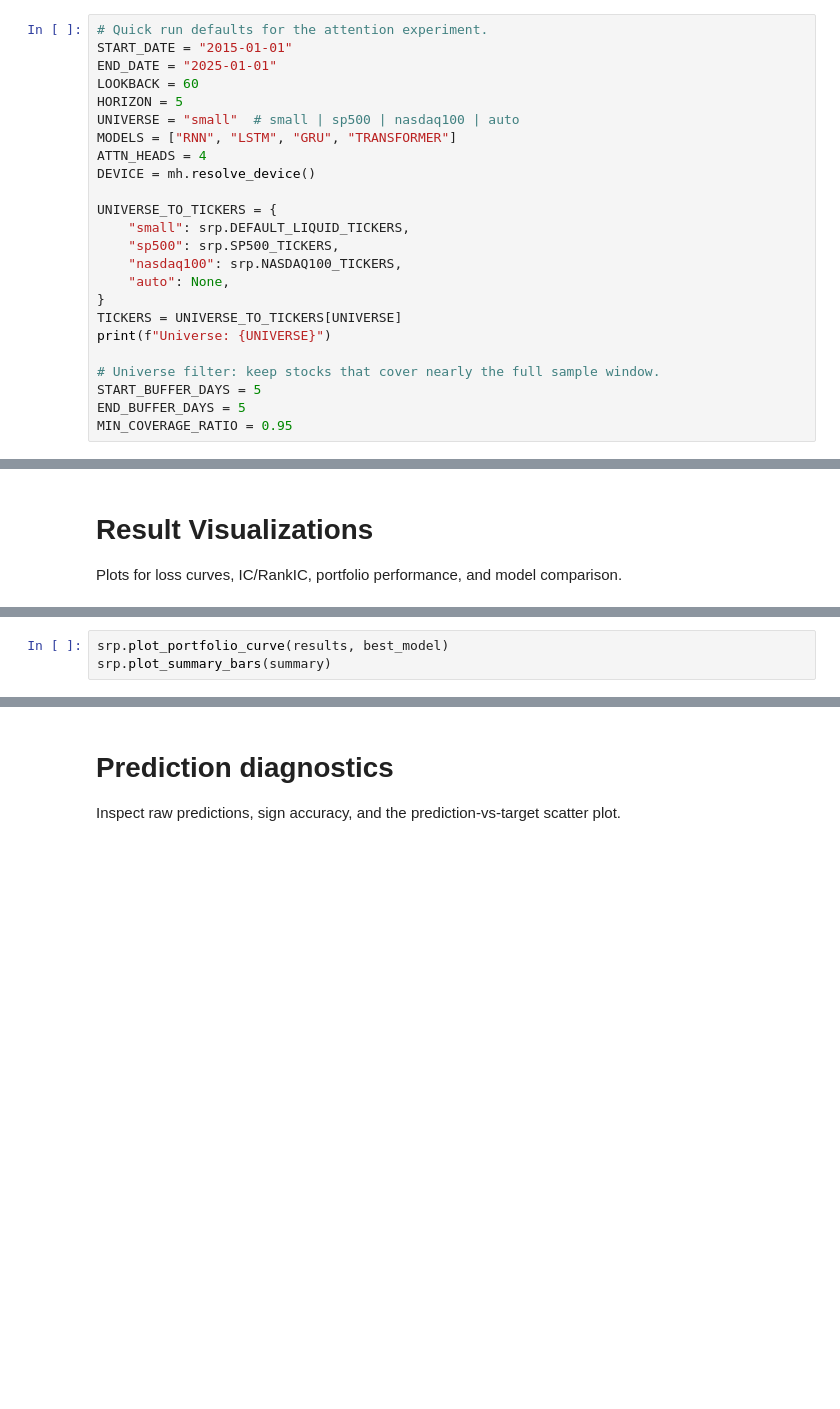
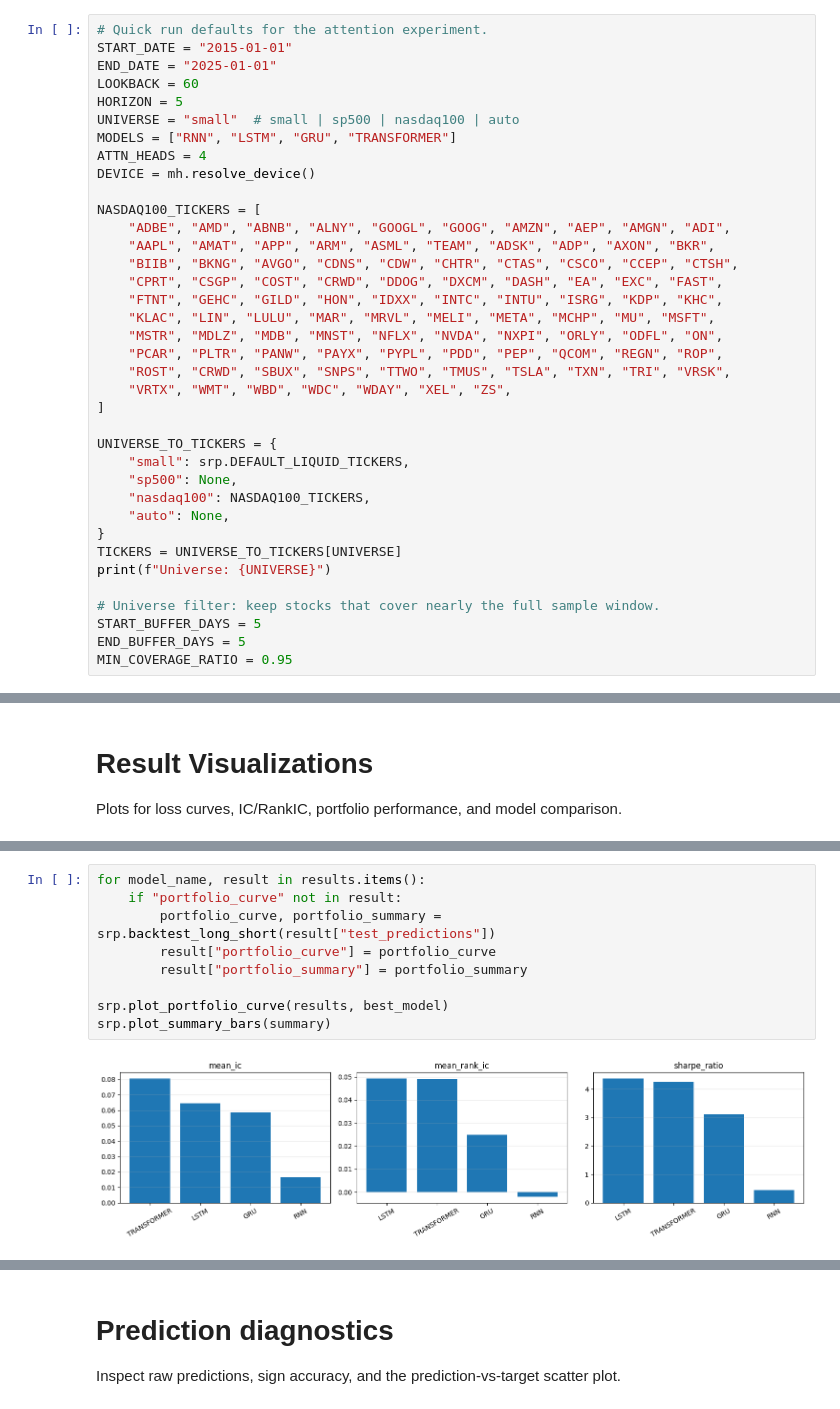
Before and after one commit to huanglechen/StockReturn, a Jupyter notebook: C147A_project.ipynb, the cells around one changed output, grey strips where cells are left out. Drawn from its saved outputs; the diff is of its cells as text; blank space fills up the shorter version.

```diff
--- a/C147A_project.ipynb
+++ b/C147A_project.ipynb
@@ -35,10 +35,23 @@ MODELS = ["RNN", "LSTM", "GRU", "TRANSFORMER"]
 ATTN_HEADS = 4
 DEVICE = mh.resolve_device()
 
+NASDAQ100_TICKERS = [
+    "ADBE", "AMD", "ABNB", "ALNY", "GOOGL", "GOOG", "AMZN", "AEP", "AMGN", "ADI",
+    "AAPL", "AMAT", "APP", "ARM", "ASML", "TEAM", "ADSK", "ADP", "AXON", "BKR",
+    "BIIB", "BKNG", "AVGO", "CDNS", "CDW", "CHTR", "CTAS", "CSCO", "CCEP", "CTSH",
+    "CPRT", "CSGP", "COST", "CRWD", "DDOG", "DXCM", "DASH", "EA", "EXC", "FAST",
+    "FTNT", "GEHC", "GILD", "HON", "IDXX", "INTC", "INTU", "ISRG", "KDP", "KHC",
+    "KLAC", "LIN", "LULU", "MAR", "MRVL", "MELI", "META", "MCHP", "MU", "MSFT",
+    "MSTR", "MDLZ", "MDB", "MNST", "NFLX", "NVDA", "NXPI", "ORLY", "ODFL", "ON",
+    "PCAR", "PLTR", "PANW", "PAYX", "PYPL", "PDD", "PEP", "QCOM", "REGN", "ROP",
+    "ROST", "CRWD", "SBUX", "SNPS", "TTWO", "TMUS", "TSLA", "TXN", "TRI", "VRSK",
+    "VRTX", "WMT", "WBD", "WDC", "WDAY", "XEL", "ZS",
+]
+
 UNIVERSE_TO_TICKERS = {
     "small": srp.DEFAULT_LIQUID_TICKERS,
-    "sp500": srp.SP500_TICKERS,
-    "nasdaq100": srp.NASDAQ100_TICKERS,
+    "sp500": None,
+    "nasdaq100": NASDAQ100_TICKERS,
     "auto": None,
 }
 TICKERS = UNIVERSE_TO_TICKERS[UNIVERSE]
@@ -232,3 +261,11 @@ srp.plot_ic_series(results, best_model, split="test", rolling_window=20)
-# %%
-srp.plot_portfolio_curve(results, best_model)
-srp.plot_summary_bars(summary)
+# %%
+for model_name, result in results.items():
+    if "portfolio_curve" not in result:
+        portfolio_curve, portfolio_summary = srp.backtest_long_short(result["test_predictions"])
+        result["portfolio_curve"] = portfolio_curve
+        result["portfolio_summary"] = portfolio_summary
+
+srp.plot_portfolio_curve(results, best_model)
+srp.plot_summary_bars(summary)
+# %% [output]
+[figure, added]
```
Also changed, not shown: parts of 8 cells of this notebook.
